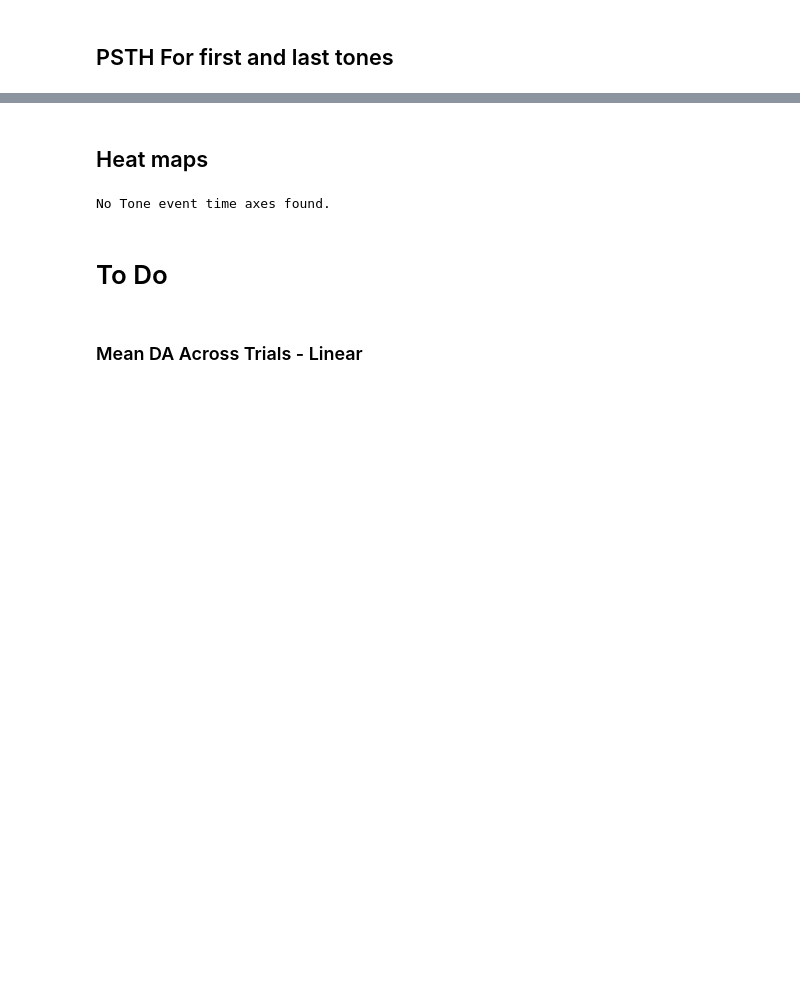
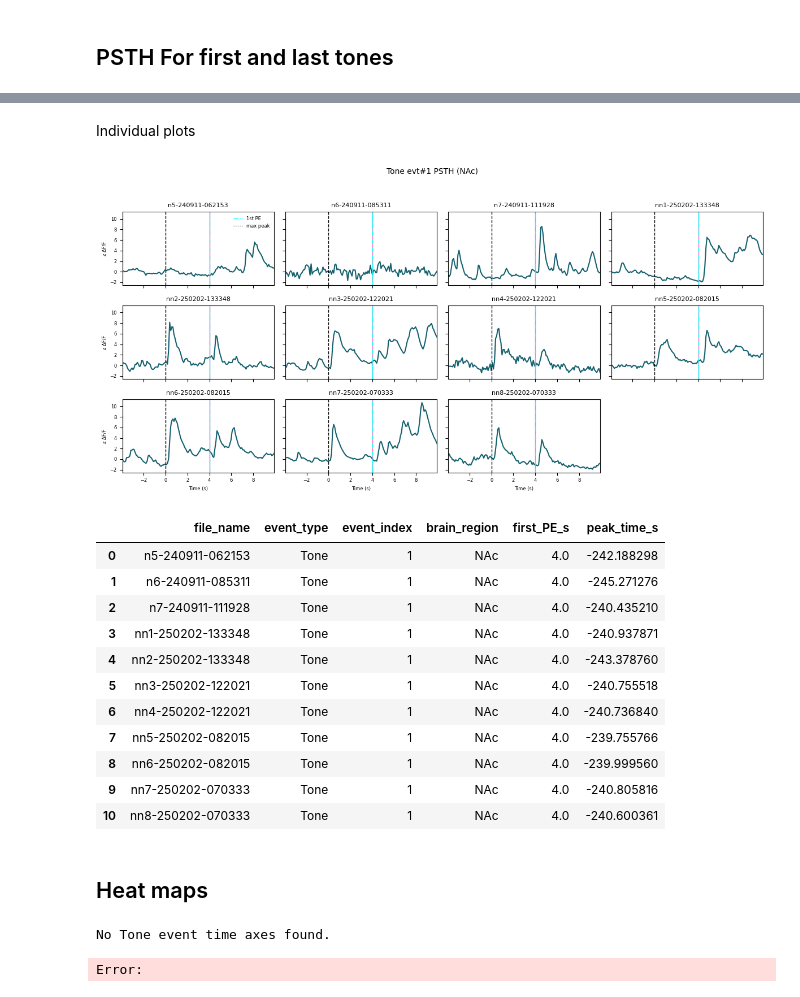
Before and after one commit to padillacoreanolab/Fiber_Photometry, a Jupyter notebook: Reward_Training-Competition/Reward_Training/rt_analysis.ipynb, the cells around one changed output, grey strips where cells are left out. Cells and saved outputs as stored; diff of their text form; code cells hidden in the pictures; blank space fills up the shorter version.

```diff
--- a/Reward_Training-Competition/Reward_Training/rt_analysis.ipynb
+++ b/Reward_Training-Competition/Reward_Training/rt_analysis.ipynb
@@ -109,10 +120,28 @@ exp.plot_specific_event_psth(event_type='Tone', event_index = 15, directory_path
 No trials have an event at index 15 for Tone.
+# %% [markdown]
+Individual plots
+# %%
+exp.plot_PETH_index_grid(df=exp.da_df,brain_region='NAc',event_type='Tone',event_index=1)
+# %% [output]
+[figure, added]
+|  | file_name | event_type | event_index | brain_region | first_PE_s | peak_time_s |
+| 0 | n5-240911-062153 | Tone | 1 | NAc | 4.0 | -242.188298 |
+| 1 | n6-240911-085311 | Tone | 1 | NAc | 4.0 | -245.271276 |
+| 2 | n7-240911-111928 | Tone | 1 | NAc | 4.0 | -240.435210 |
+| 3 | nn1-250202-133348 | Tone | 1 | NAc | 4.0 | -240.937871 |
+| 4 | nn2-250202-133348 | Tone | 1 | NAc | 4.0 | -243.378760 |
+| 5 | nn3-250202-122021 | Tone | 1 | NAc | 4.0 | -240.755518 |
+| 6 | nn4-250202-122021 | Tone | 1 | NAc | 4.0 | -240.736840 |
+| 7 | nn5-250202-082015 | Tone | 1 | NAc | 4.0 | -239.755766 |
+| 8 | nn6-250202-082015 | Tone | 1 | NAc | 4.0 | -239.999560 |
+| 9 | nn7-250202-070333 | Tone | 1 | NAc | 4.0 | -240.805816 |
+| 10 | nn8-250202-070333 | Tone | 1 | NAc | 4.0 | -240.600361 |
 # %% [markdown]
 ## Heat maps
 # %%
 exp.plot_event_index_heatmap(event_type = 'Tone',
-                             max_events = 15,
-                             directory_path = save_path,
+                             max_events = 1,
+                             directory_path = None,
                              brain_region = 'NAc',
                              vmin = -0.2,
                              vmax = 6, df=None, bin_size=100)
@@ -125,7 +154,4 @@ exp.plot_event_index_heatmap(event_type = 'Tone',
 #                              vmax = 2, df=None, bin_size=100)
 # %% [output]
 No Tone event time axes found.
+Error:
-# %% [markdown]
-# To Do
-# %% [markdown]
-### Mean DA Across Trials - Linear
```
Also changed, not shown: parts of 9 cells of this notebook, 9 other files.
